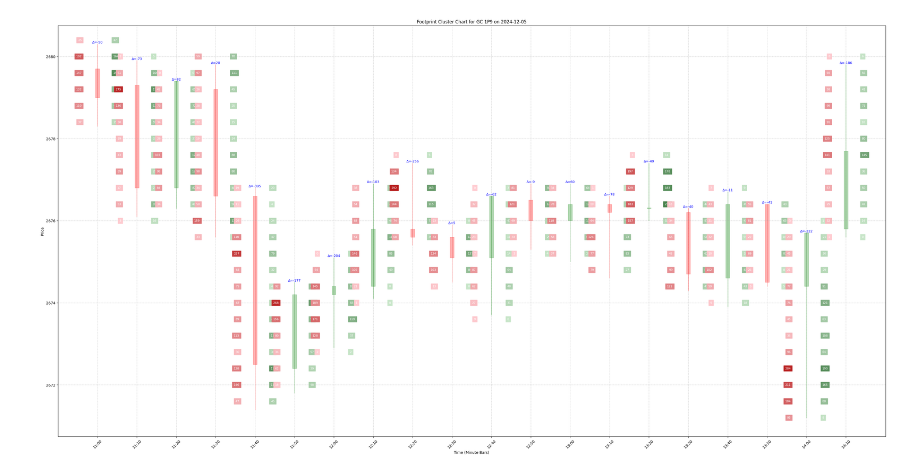
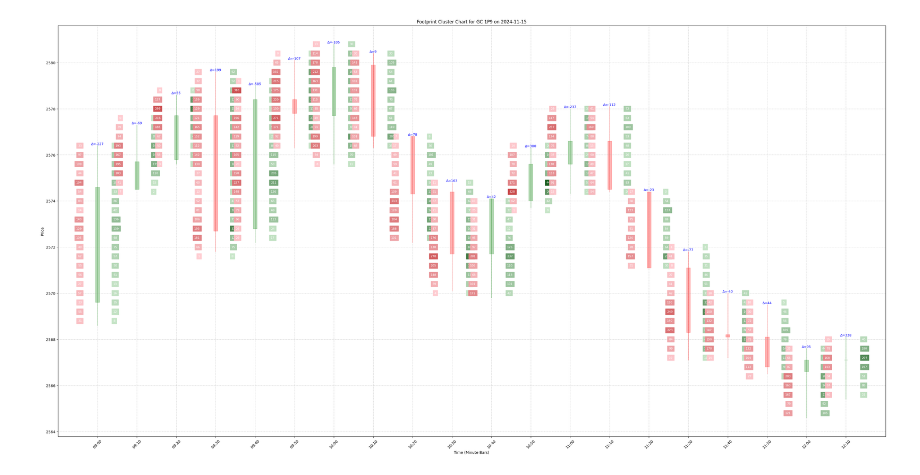
Before and after one commit to caoshiyue/Quantconnect-project, a Jupyter notebook: 02_data_aggragate/test.ipynb, the cells around one changed output. Cells and saved outputs as stored; diff of their text form; code cells hidden in the pictures.

```diff
--- a/02_data_aggragate/test.ipynb
+++ b/02_data_aggragate/test.ipynb
@@ -21,7 +21,7 @@ symbol = qb.add_future(Futures.Metals.GOLD, Resolution.SECOND).symbol
 
 qb.set_time_zone(TimeZones.HONG_KONG)
 
-history_date = datetime(2024, 12, 5)
+history_date = datetime(2024, 11, 15, 22, 0, 0)
 
 df_history = qb.history(symbol, history_date, history_date + timedelta(days=1),
                         resolution=Resolution.SECOND,
@@ -112,31 +112,31 @@ else:
 
             for price in sorted_aggregated_prices:
                 volumes = aggregated_volume_at_price[price]
 
                 # 绘制卖出量
                 sell_vol_str = f"{int(volumes['bid'])}"
                 sell_color = red_cmap(volumes['bid'] / max_vol if max_vol > 0 else 0)
                 ax.text(x_pos - bar_width/2, price, sell_vol_str, ha='right', va='center', fontsize=8, color='white', backgroundcolor=sell_color)
 
                 # 绘制买入量
                 buy_vol_str = f"{int(volumes['ask'])}"
                 buy_color = green_cmap(volumes['ask'] / max_vol if max_vol > 0 else 0)
                 ax.text(x_pos + bar_width/2, price, buy_vol_str, ha='left', va='center', fontsize=8, color='white', backgroundcolor=buy_color)
 
             # 在K线顶部显示Delta
             ax.text(x_pos, fp_bar.high, f"Δ={int(total_delta)}", ha='center', va='bottom', fontsize=9, color='blue')
 
         ax.set_title(f"Footprint Cluster Chart for {symbol.ID} on {history_date.date()}")
         ax.set_xlabel("Time (Minute Bars)")
         ax.set_ylabel("Price")
 
         # 格式化X轴标签
         ax.set_xticks([i * (bar_width + bar_padding) for i in range(len(footprint_subset))])
         ax.set_xticklabels([fp.time.strftime('%H:%M') for fp in footprint_subset], rotation=45)
 
         plt.grid(True, linestyle='--', alpha=0.6)
         plt.show()
     else:
         qb.Debug("No FootprintBar data was generated from the history.")
 # %% [output]
-[figure, old version]
+[figure, new version]
```
Also changed, not shown: 3 other files.
